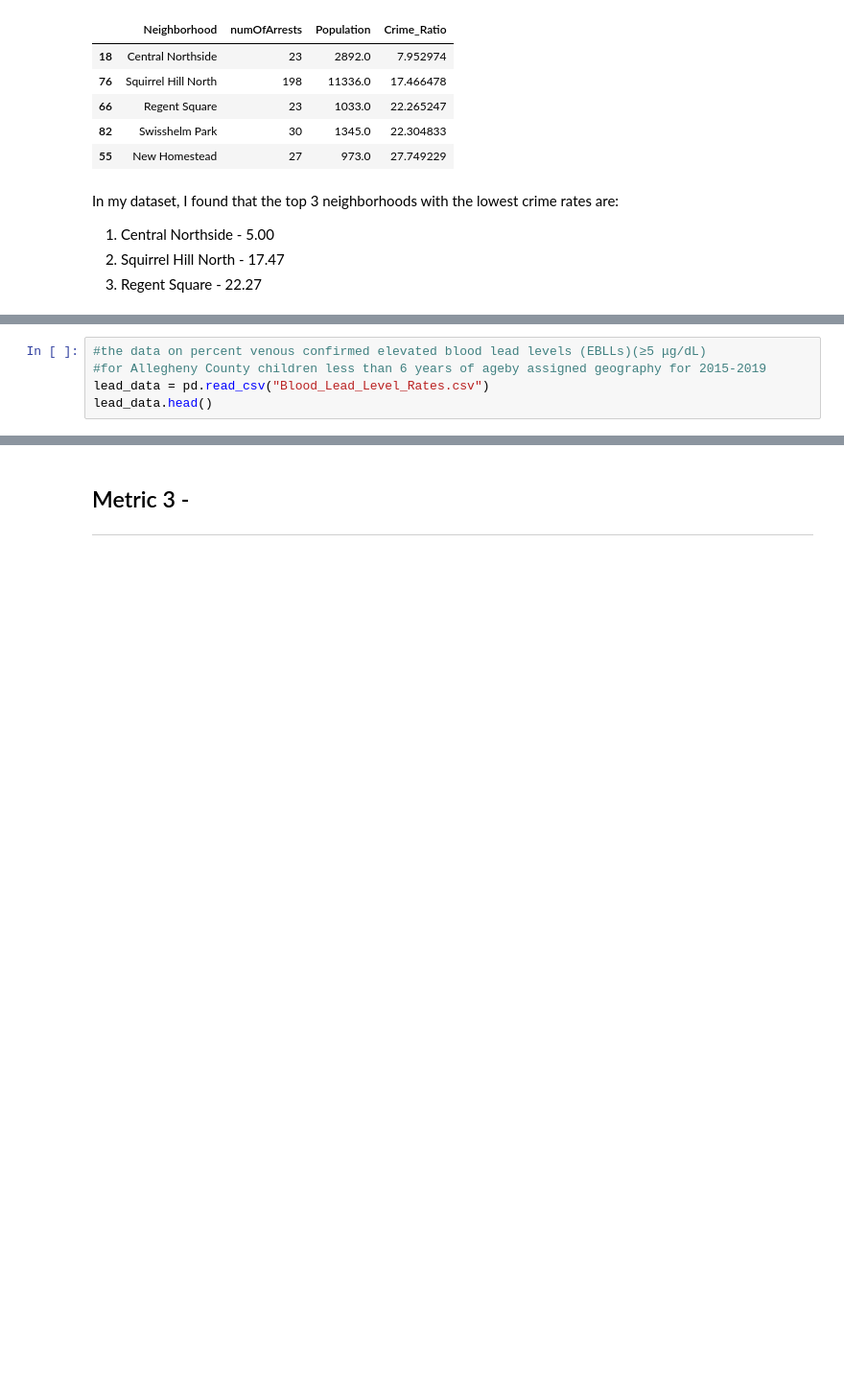
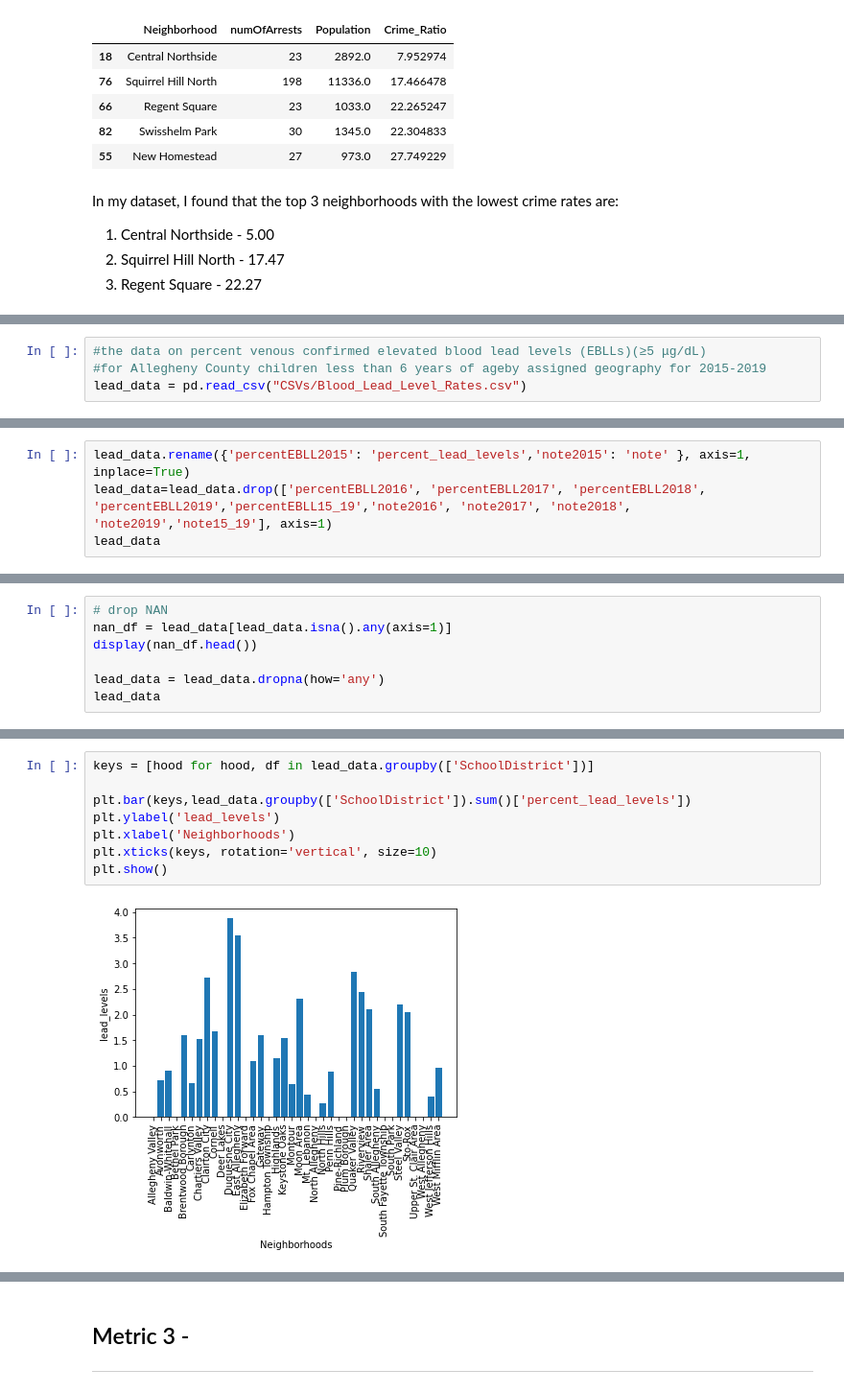
Before and after one commit to songxingyu1118/CMPINF10_Final_Project, a Jupyter notebook: Neighborhoods.ipynb, the cells around one changed output, grey strips where cells are left out. Shown at 96% size. Saved outputs shown, nothing was run; the diff lists cells and outputs as text; blank space fills up the shorter version.

```diff
--- a/Neighborhoods.ipynb
+++ b/Neighborhoods.ipynb
@@ -204,5 +303,4 @@ older_house_data.head()
 # %%
 #the data on percent venous confirmed elevated blood lead levels (EBLLs)(≥5 μg/dL)
 #for Allegheny County children less than 6 years of ageby assigned geography for 2015-2019
-lead_data = pd.read_csv("Blood_Lead_Level_Rates.csv")
-lead_data.head()
+lead_data = pd.read_csv("CSVs/Blood_Lead_Level_Rates.csv")
@@ -215,0 +307,4 @@ lead_data.head()
+# %%
+lead_data.rename({'percentEBLL2015': 'percent_lead_levels','note2015': 'note' }, axis=1, inplace=True)
+lead_data=lead_data.drop(['percentEBLL2016', 'percentEBLL2017', 'percentEBLL2018', 'percentEBLL2019','percentEBLL15_19','note2016', 'note2017', 'note2018', 'note2019','note15_19'], axis=1)
+lead_data
@@ -215,0 +331,7 @@ lead_data.head()
+# %%
+# drop NAN
+nan_df = lead_data[lead_data.isna().any(axis=1)]
+display(nan_df.head())
+
+lead_data = lead_data.dropna(how='any')
+lead_data
@@ -215,0 +362,10 @@ lead_data.head()
+# %%
+keys = [hood for hood, df in lead_data.groupby(['SchoolDistrict'])]
+
+plt.bar(keys,lead_data.groupby(['SchoolDistrict']).sum()['percent_lead_levels'])
+plt.ylabel('lead_levels')
+plt.xlabel('Neighborhoods')
+plt.xticks(keys, rotation='vertical', size=10)
+plt.show()
+# %% [output]
+[figure, added]
```
Also changed, not shown: parts of 24 cells of this notebook.
